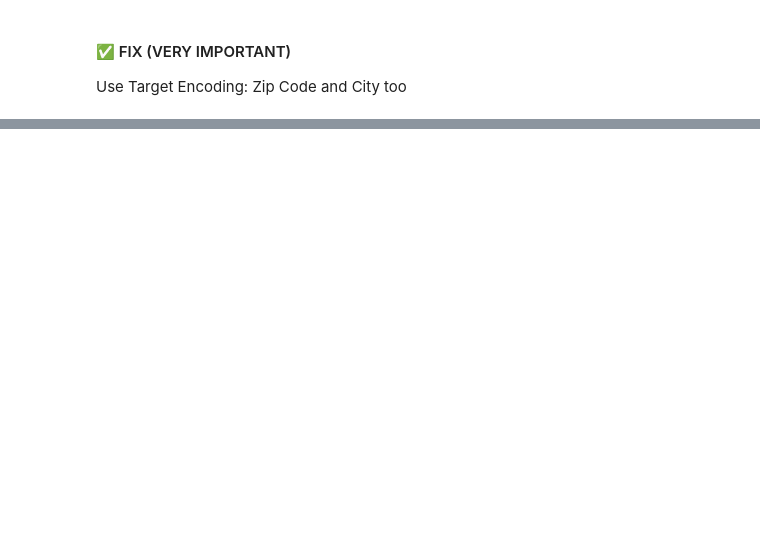
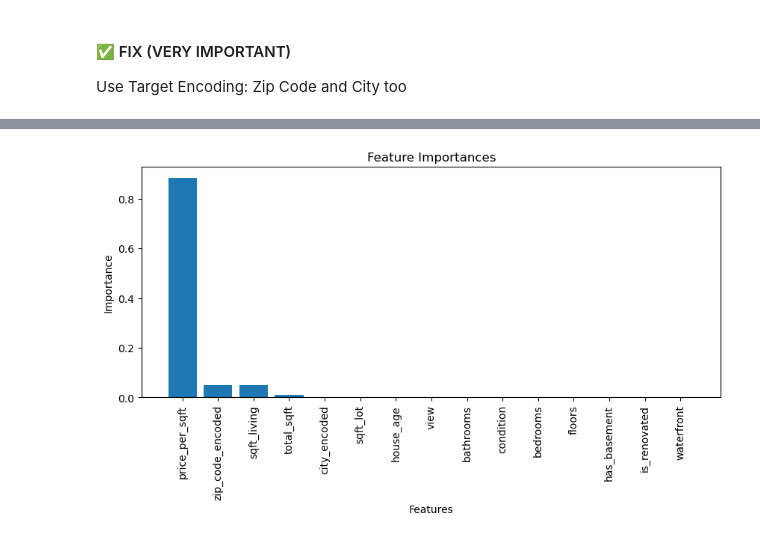
Before and after one commit to jeffreyjoy271114/House_Price_Detection, a Jupyter notebook: House_Price_Prediction.ipynb, the cells around one changed output, grey strips where cells are left out. Saved outputs shown, nothing was run; the diff lists cells and outputs as text; code cells hidden in the pictures; blank space fills up the shorter version.

Commit message:
Updated the ipynb file with the random forest
Updated the ipynb file with the random forest algorithm and also added the feature, total_sqft, price per sqft etc.

```diff
--- a/House_Price_Prediction.ipynb
+++ b/House_Price_Prediction.ipynb
@@ -789,0 +795,2 @@ df.head()
+# %%
+df['price_per_sqft'] = df['price'] / df['total_sqft']
@@ -789,0 +841,2 @@ df.head()
+# %%
+X_train, X_test, y_train, y_test = train_test_split(X, y, test_size = 0.2, random_state = 45)
@@ -789,0 +845,10 @@ df.head()
+# %%
+rf = RandomForestRegressor(
+    n_estimators=300,
+    max_depth=20,
+    min_samples_split=5,
+    min_samples_leaf=2,
+    random_state=42
+)
+
+rf.fit(X_train, y_train)
@@ -789,0 +876,7 @@ df.head()
+# %%
+importances = rf.feature_importances_
+
+feature_names = X_train.columns
+
+for name, val in zip(feature_names, importances):
+    print(name, val)
@@ -789,0 +899,20 @@ df.head()
+# %%
+# Create a DataFrame for easy sorting and plotting
+feat_importances = pd.DataFrame({
+    'Feature': feature_names,
+    'Importance': importances
+})
+
+# Sort by importance
+feat_importances = feat_importances.sort_values(by='Importance', ascending=False)
+
+# Plot
+plt.figure(figsize=(10,4))
+plt.bar(feat_importances['Feature'], feat_importances['Importance'])
+plt.xticks(rotation=90)
+plt.title("Feature Importances")
+plt.xlabel("Features")
+plt.ylabel("Importance")
+plt.show()
+# %% [output]
+[figure, added]
```
Also changed, not shown: parts of 34 cells of this notebook.
